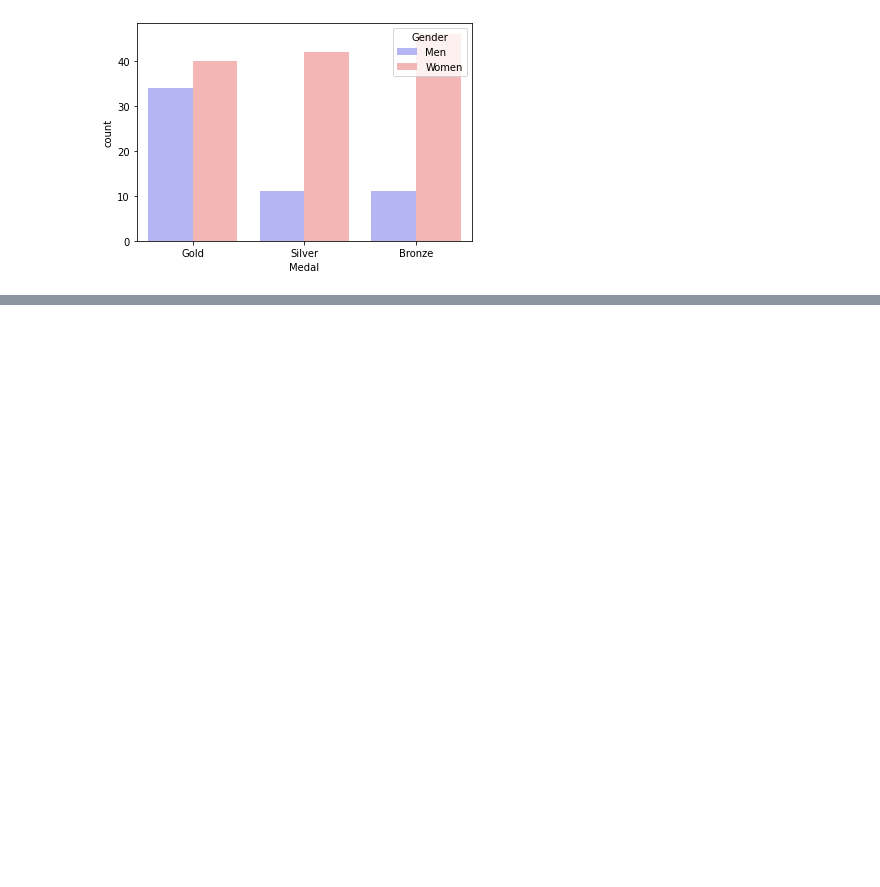
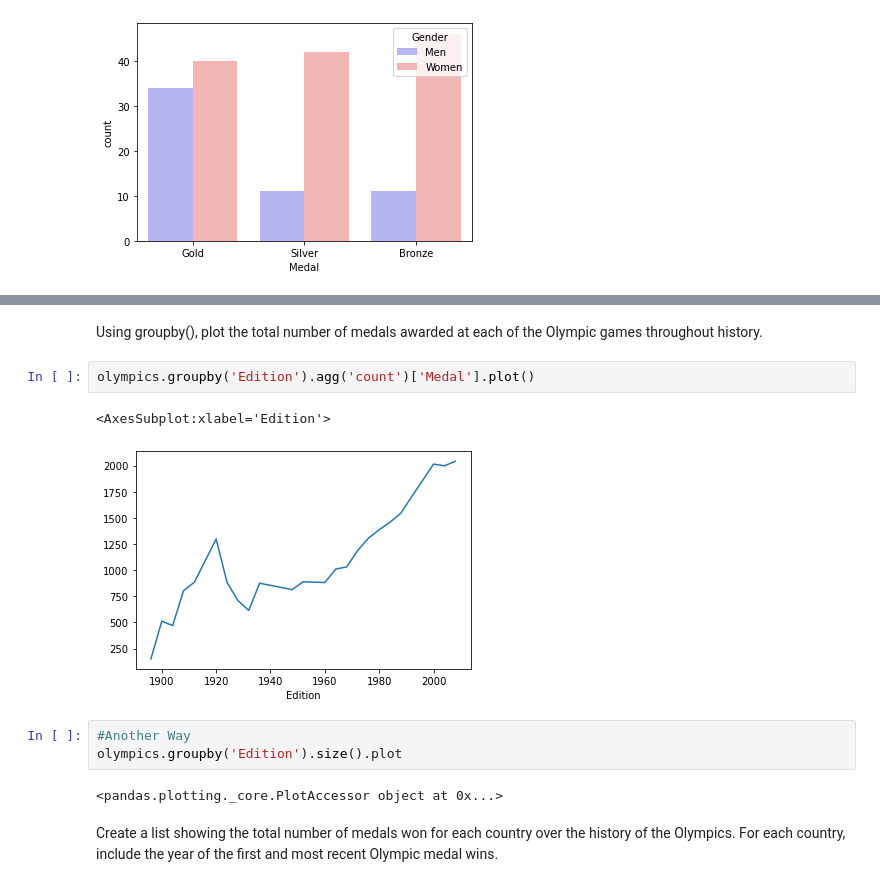
Before and after one commit to ArashSadeghiBablan/Trainings_Python, a Jupyter notebook: Pandas_Essential_Training.ipynb, the cells around one changed output, grey strips where cells are left out. Drawn from its saved outputs; the diff is of its cells as text; blank space fills up the shorter version.

```diff
--- a/Pandas_Essential_Training.ipynb
+++ b/Pandas_Essential_Training.ipynb
@@ -443,0 +850,14 @@ sns.countplot(x='Medal', data = df_china2008, hue= 'Gender', palette='bwr',order
+# %% [markdown]
+Using groupby(), plot the total number of medals awarded at each of the Olympic games throughout history.
+# %%
+olympics.groupby('Edition').agg('count')['Medal'].plot()
+# %% [output]
+<AxesSubplot:xlabel='Edition'>
+[figure, added]
+# %%
+#Another Way
+olympics.groupby('Edition').size().plot
+# %% [output]
+<pandas.plotting._core.PlotAccessor object at 0x...>
+# %% [markdown]
+Create a list showing the total number of medals won for each country over the history of the Olympics. For each country, include the year of the first and most recent Olympic medal wins.
```
Also changed, not shown: parts of 88 cells of this notebook.
